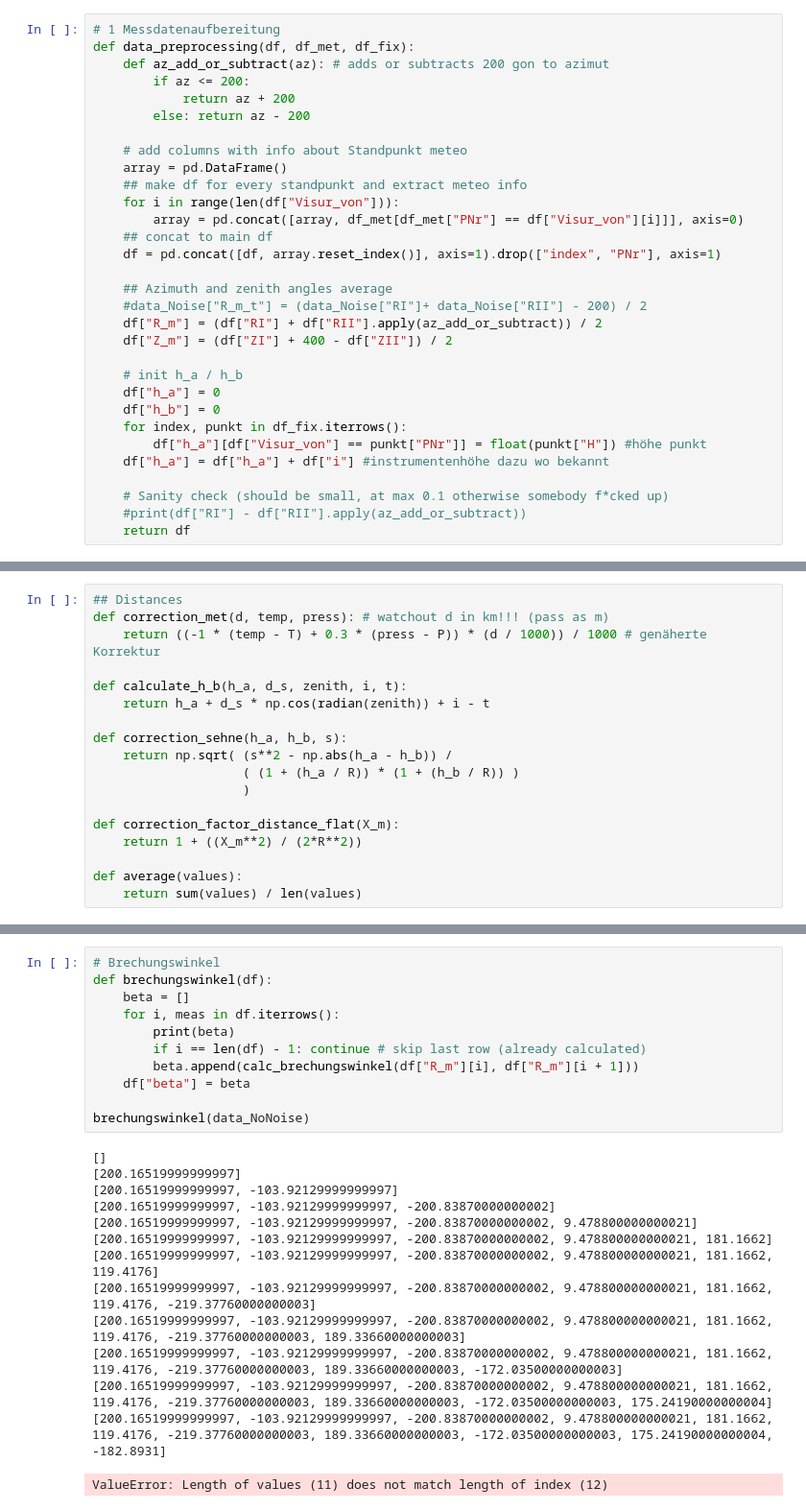
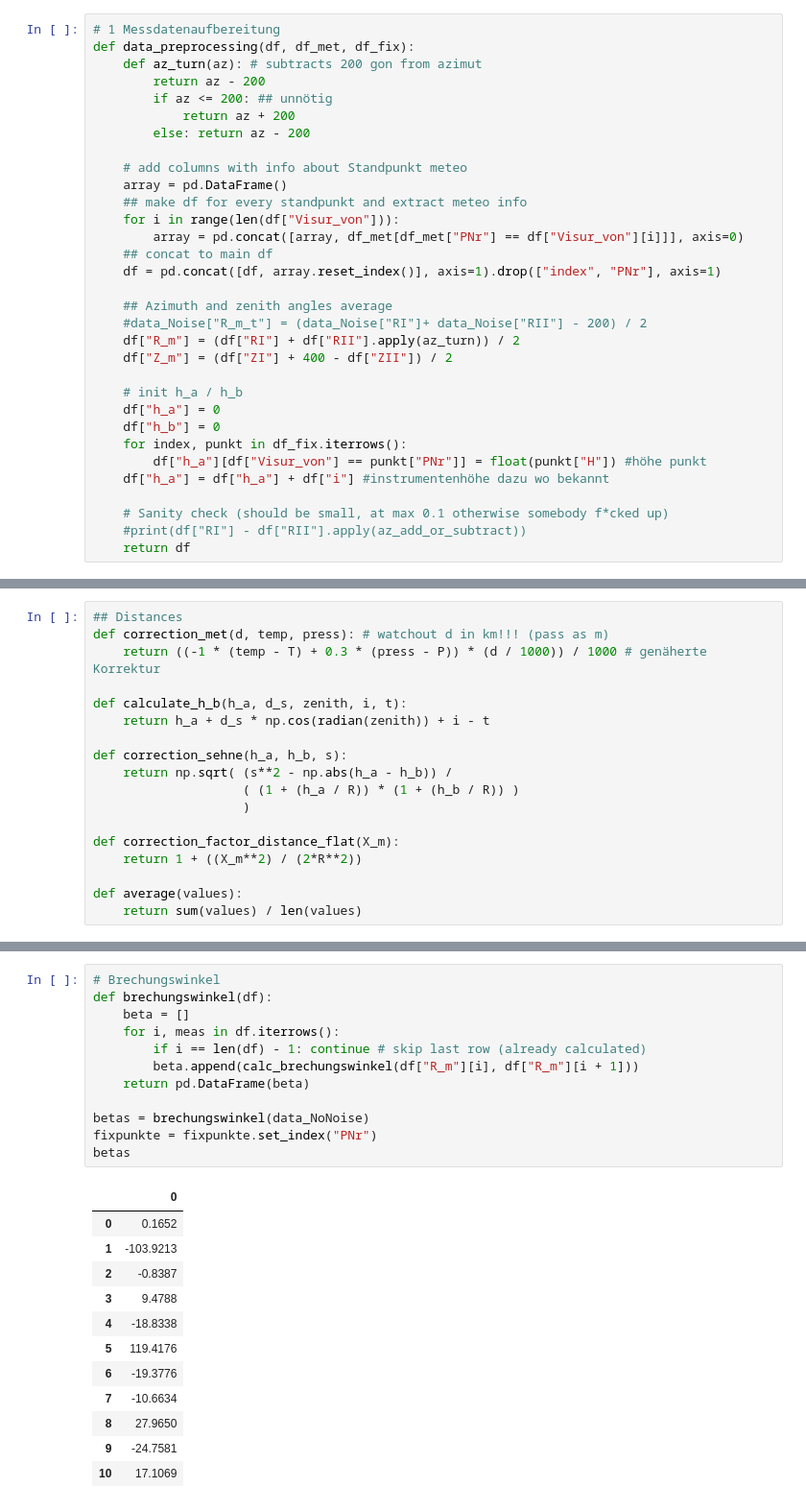
Before and after one commit to d33pk3rn3l/GMT_II, a Jupyter notebook: polygonzug_bepohl.ipynb, the cells around one changed output, grey strips where cells are left out. Shown: that part at 96% size. Saved outputs shown, nothing was run; the diff lists cells and outputs as text.

```diff
--- a/polygonzug_bepohl.ipynb
+++ b/polygonzug_bepohl.ipynb
@@ -38,8 +55,9 @@ data_NoNoise
 # %%
 # 1 Messdatenaufbereitung
 def data_preprocessing(df, df_met, df_fix):
-    def az_add_or_subtract(az): # adds or subtracts 200 gon to azimut
-        if az <= 200:
+    def az_turn(az): # subtracts 200 gon from azimut
+        return az - 200
+        if az <= 200: ## unnötig
             return az + 200
         else: return az - 200
 
@@ -53,7 +71,7 @@ def data_preprocessing(df, df_met, df_fix):
 
     ## Azimuth and zenith angles average
     #data_Noise["R_m_t"] = (data_Noise["RI"]+ data_Noise["RII"] - 200) / 2
-    df["R_m"] = (df["RI"] + df["RII"].apply(az_add_or_subtract)) / 2
+    df["R_m"] = (df["RI"] + df["RII"].apply(az_turn)) / 2
     df["Z_m"] = (df["ZI"] + 400 - df["ZII"]) / 2
 
     # init h_a / h_b
@@ -193,25 +222,25 @@ See the caveats in the documentation: https://pandas.pydata.org/pandas-docs/stab
 # %%
 # Brechungswinkel
 def brechungswinkel(df):
     beta = []
     for i, meas in df.iterrows():
-        print(beta)
         if i == len(df) - 1: continue # skip last row (already calculated)
         beta.append(calc_brechungswinkel(df["R_m"][i], df["R_m"][i + 1]))
-    df["beta"] = beta
+    return pd.DataFrame(beta)
 
-brechungswinkel(data_NoNoise)
+betas = brechungswinkel(data_NoNoise)
+fixpunkte = fixpunkte.set_index("PNr")
+betas
 # %% [output]
-[]
-[200.16519999999997]
-[200.16519999999997, -103.92129999999997]
-[200.16519999999997, -103.92129999999997, -200.83870000000002]
-[200.16519999999997, -103.92129999999997, -200.83870000000002, 9.478800000000021]
-[200.16519999999997, -103.92129999999997, -200.83870000000002, 9.478800000000021, 181.1662]
-[200.16519999999997, -103.92129999999997, -200.83870000000002, 9.478800000000021, 181.1662, 119.4176]
-[200.16519999999997, -103.92129999999997, -200.83870000000002, 9.478800000000021, 181.1662, 119.4176, -219.37760000000003]
-[200.16519999999997, -103.92129999999997, -200.83870000000002, 9.478800000000021, 181.1662, 119.4176, -219.37760000000003, 189.33660000000003]
-[200.16519999999997, -103.92129999999997, -200.83870000000002, 9.478800000000021, 181.1662, 119.4176, -219.37760000000003, 189.33660000000003, -172.03500000000003]
-[200.16519999999997, -103.92129999999997, -200.83870000000002, 9.478800000000021, 181.1662, 119.4176, -219.37760000000003, 189.33660000000003, -172.03500000000003, 175.24190000000004]
-[200.16519999999997, -103.92129999999997, -200.83870000000002, 9.478800000000021, 181.1662, 119.4176, -219.37760000000003, 189.33660000000003, -172.03500000000003, 175.24190000000004, -182.8931]
-ValueError: Length of values (11) does not match length of index (12)
+|  | 0 |
+| 0 | 0.1652 |
+| 1 | -103.9213 |
+| 2 | -0.8387 |
+| 3 | 9.4788 |
+| 4 | -18.8338 |
+| 5 | 119.4176 |
+| 6 | -19.3776 |
+| 7 | -10.6634 |
+| 8 | 27.9650 |
+| 9 | -24.7581 |
+| 10 | 17.1069 |
```
Also changed, not shown: parts of 16 cells of this notebook.
